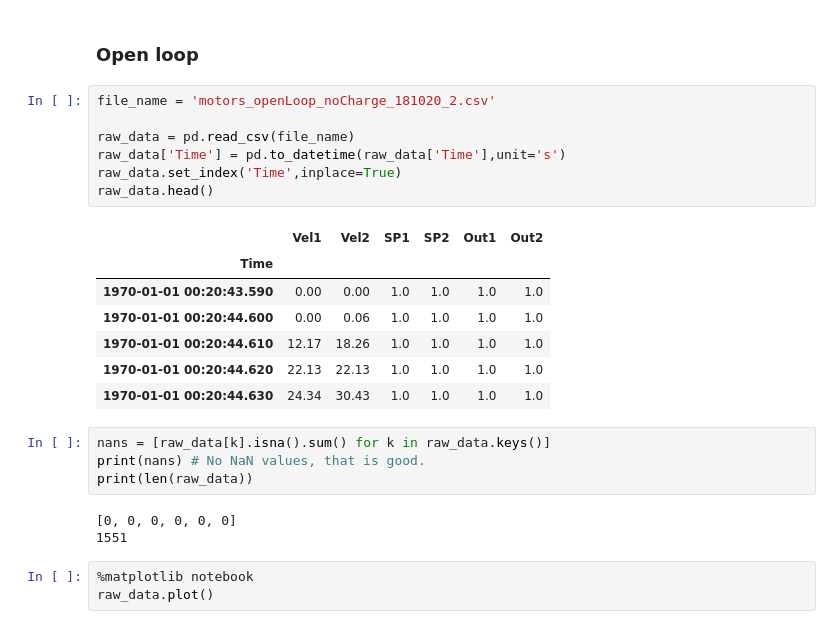
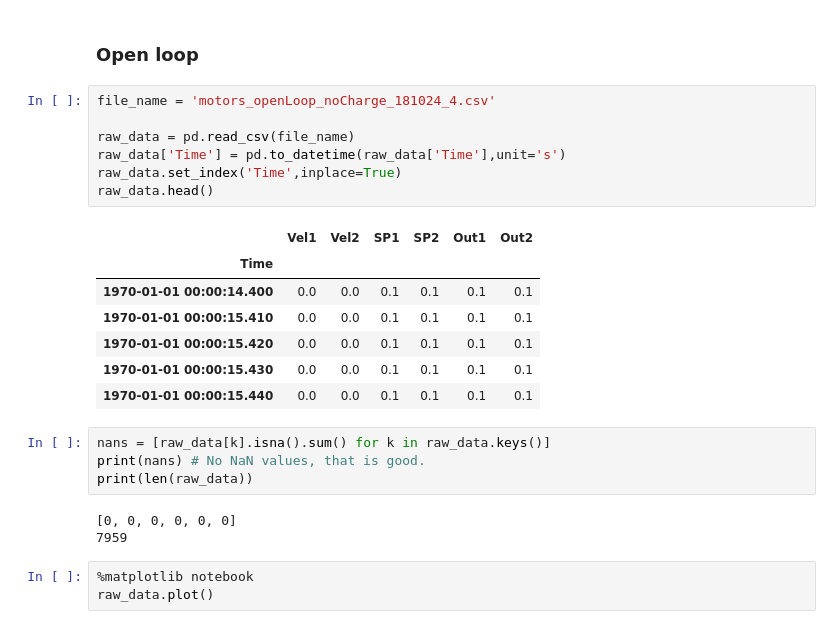
Before and after one commit to palori/api_swarm_mobile_robot, a Jupyter notebook: test_teensy_robot/motor_plots.ipynb, the cells around one changed output. Saved outputs shown, nothing was run; the diff lists cells and outputs as text.

```diff
--- a/test_teensy_robot/motor_plots.ipynb
+++ b/test_teensy_robot/motor_plots.ipynb
@@ -55,27 +55,27 @@ plt.plot(p,v)
 # %% [markdown]
 ### Open loop
 # %%
-file_name = 'motors_openLoop_noCharge_181020_2.csv'
+file_name = 'motors_openLoop_noCharge_181024_4.csv'
 
 raw_data = pd.read_csv(file_name)
 raw_data['Time'] = pd.to_datetime(raw_data['Time'],unit='s')
 raw_data.set_index('Time',inplace=True)
 raw_data.head()
 # %% [output]
 |  | Vel1 | Vel2 | SP1 | SP2 | Out1 | Out2 |
 | Time |  |  |  |  |  |  |
-| 1970-01-01 00:20:43.590 | 0.00 | 0.00 | 1.0 | 1.0 | 1.0 | 1.0 |
-| 1970-01-01 00:20:44.600 | 0.00 | 0.06 | 1.0 | 1.0 | 1.0 | 1.0 |
-| 1970-01-01 00:20:44.610 | 12.17 | 18.26 | 1.0 | 1.0 | 1.0 | 1.0 |
-| 1970-01-01 00:20:44.620 | 22.13 | 22.13 | 1.0 | 1.0 | 1.0 | 1.0 |
-| 1970-01-01 00:20:44.630 | 24.34 | 30.43 | 1.0 | 1.0 | 1.0 | 1.0 |
+| 1970-01-01 00:00:14.400 | 0.0 | 0.0 | 0.1 | 0.1 | 0.1 | 0.1 |
+| 1970-01-01 00:00:15.410 | 0.0 | 0.0 | 0.1 | 0.1 | 0.1 | 0.1 |
+| 1970-01-01 00:00:15.420 | 0.0 | 0.0 | 0.1 | 0.1 | 0.1 | 0.1 |
+| 1970-01-01 00:00:15.430 | 0.0 | 0.0 | 0.1 | 0.1 | 0.1 | 0.1 |
+| 1970-01-01 00:00:15.440 | 0.0 | 0.0 | 0.1 | 0.1 | 0.1 | 0.1 |
 # %%
 nans = [raw_data[k].isna().sum() for k in raw_data.keys()]
 print(nans) # No NaN values, that is good.
 print(len(raw_data))
 # %% [output]
 [0, 0, 0, 0, 0, 0]
-1551
+7959
 # %%
 %matplotlib notebook
 raw_data.plot()
```
Also changed, not shown: parts of 2 cells of this notebook, 8 other files.
